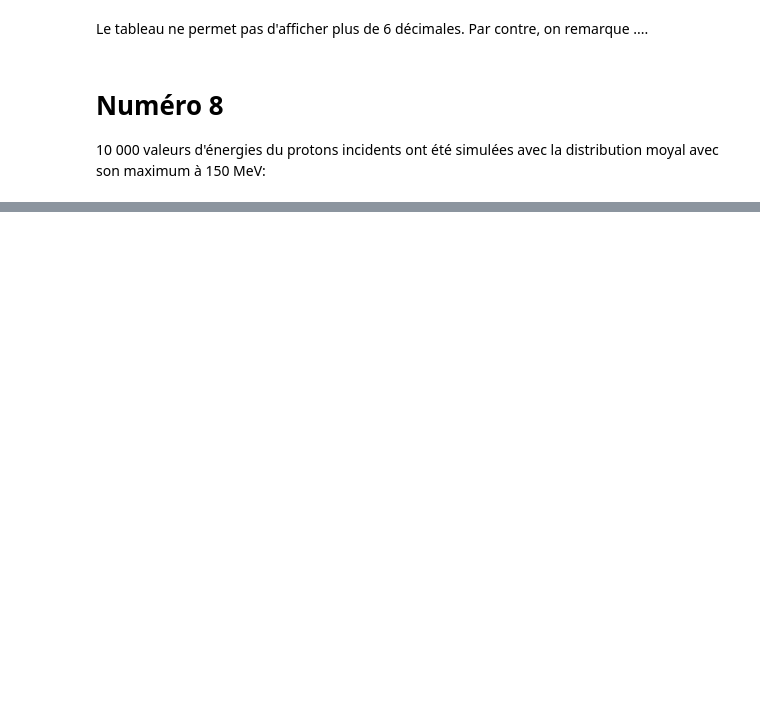
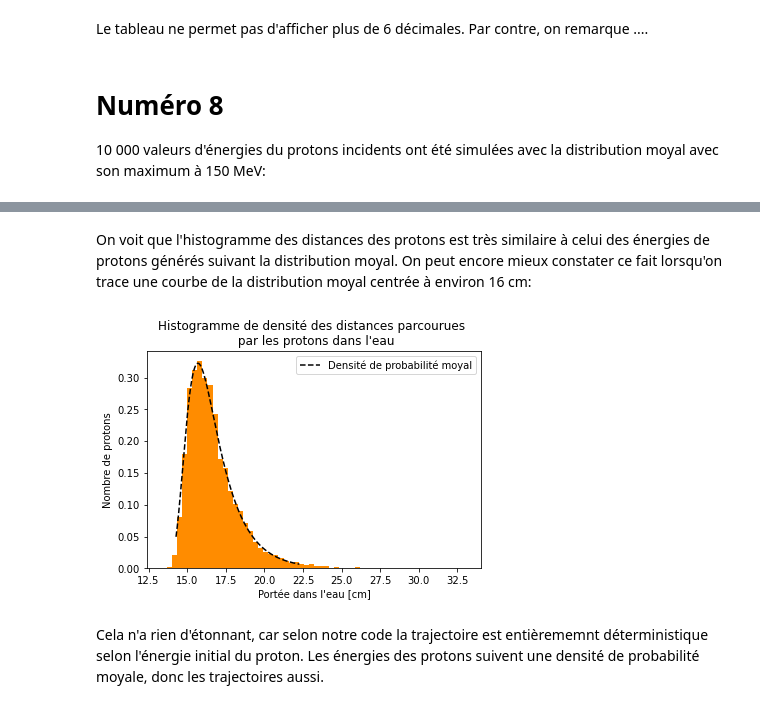
Before and after one commit to essheh/PHYZ_NUM, a Jupyter notebook: TP1_BOISSINNOT_GAUDREAULT_LESSARD.ipynb, the cells around one changed output, grey strips where cells are left out. Cells and saved outputs as stored; diff of their text form; code cells hidden in the pictures; blank space fills up the shorter version.

```diff
--- a/TP1_BOISSINNOT_GAUDREAULT_LESSARD.ipynb
+++ b/TP1_BOISSINNOT_GAUDREAULT_LESSARD.ipynb
@@ -585,0 +604,21 @@ test_time_scipy_quad()
+# %% [markdown]
+On voit que l'histogramme des distances des protons est très similaire à celui des énergies de protons générés suivant la distribution moyal. On peut encore mieux constater ce fait lorsqu'on trace une courbe de la distribution moyal centrée à environ 16 cm:
+# %%
+#Densité de probabilité moyal avec maximum à 16
+moyal_16 = moyal(15.7, scale = 0.75)
+
+#Valeurs en x de 0.01% à 99% de la distributions
+x = np.linspace(moyal_16.ppf(0.01), moyal_16.ppf(0.99), 1000)
+
+
+plt.plot(x, moyal_16.pdf(x), "k--", label="Densité de probabilité moyal")
+plt.hist(distances, bins = 60, density = True, color = "darkorange")
+plt.title("Histogramme de densité des distances parcourues \n par les protons dans l'eau")
+plt.ylabel("Nombre de protons")
+plt.xlabel("Portée dans l'eau [cm]")
+plt.legend()
+plt.show()
+# %% [output]
+[figure, added]
+# %% [markdown]
+Cela n'a rien d'étonnant, car selon notre code la trajectoire est entièrememnt déterministique selon l'énergie initial du proton. Les énergies des protons suivent une densité de probabilité moyale, donc les trajectoires aussi.
```
Also changed, not shown: parts of 8 cells of this notebook, 1 other file.
